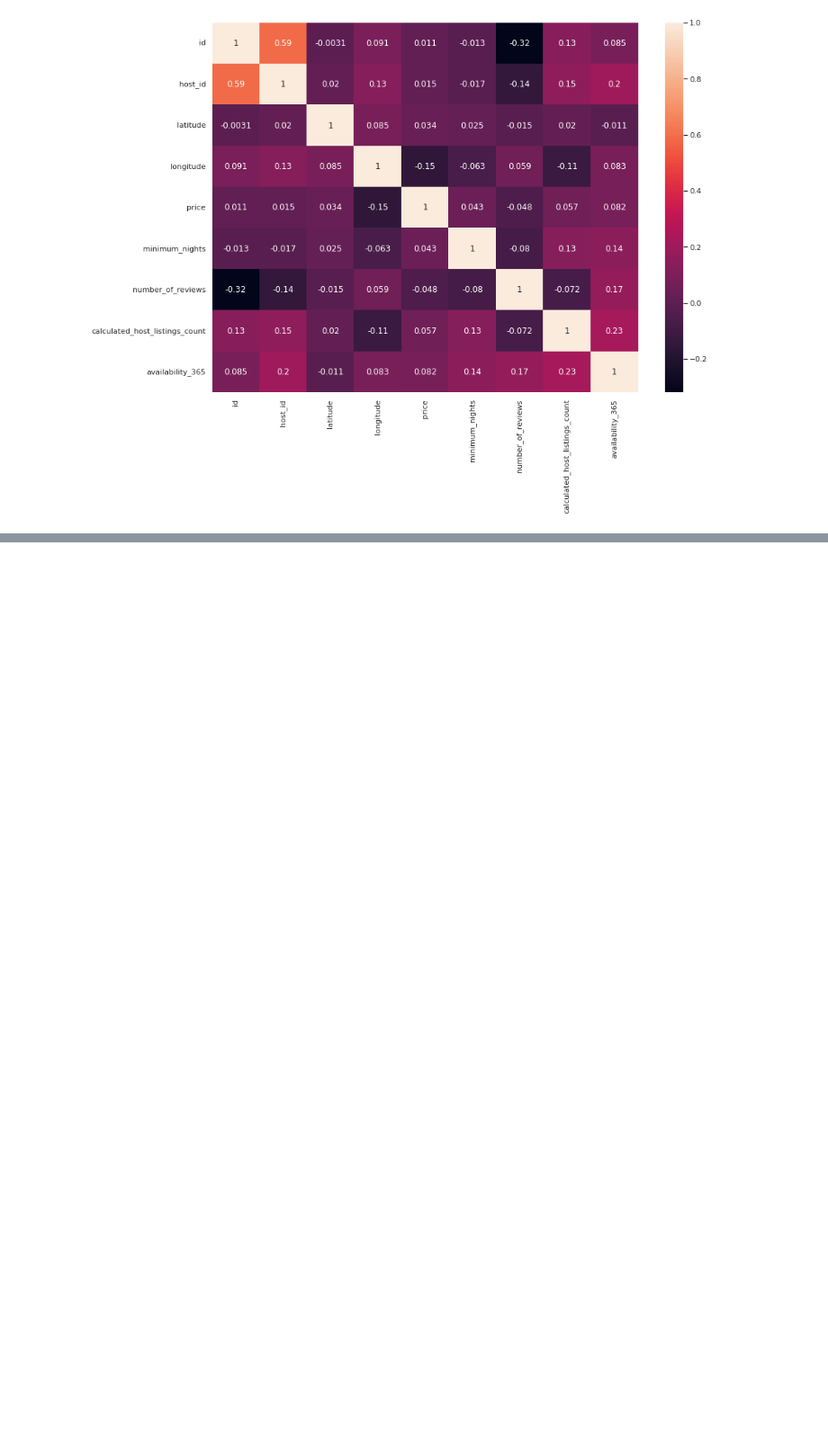
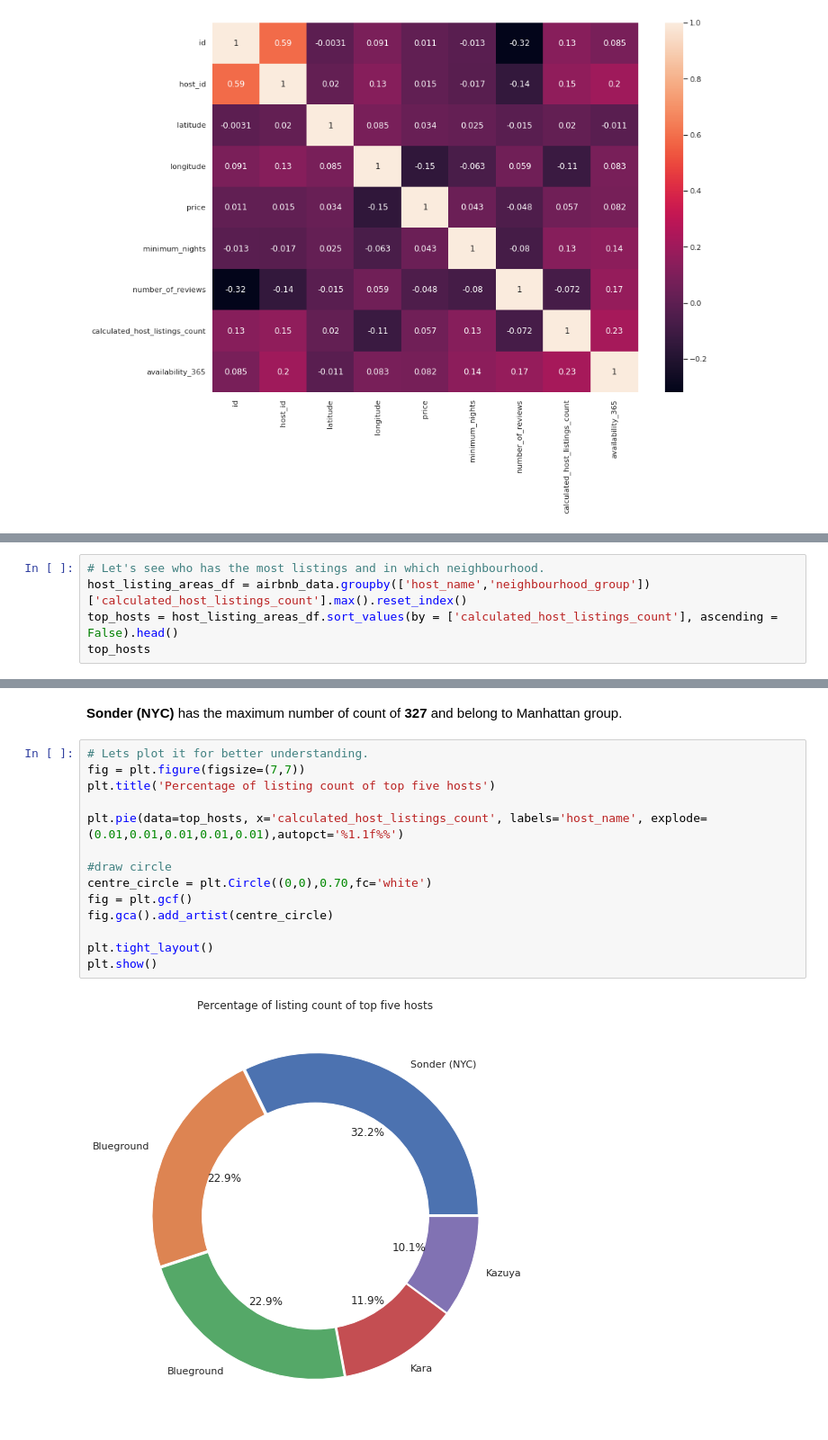
Before and after one commit to praxita21/Airbnb-Analysis, a Jupyter notebook: Airbnb_Bookings_Analysis_Capstone_Project.ipynb, the cells around one changed output, grey strips where cells are left out. Shown at 90% size. Cells and saved outputs as stored; diff of their text form; blank space fills up the shorter version.

```diff
--- a/Airbnb_Bookings_Analysis_Capstone_Project.ipynb
+++ b/Airbnb_Bookings_Analysis_Capstone_Project.ipynb
@@ -269,0 +355,5 @@ sns.heatmap(airbnb_data.corr(),annot=True)
+# %%
+# Let's see who has the most listings and in which neighbourhood.
+host_listing_areas_df = airbnb_data.groupby(['host_name','neighbourhood_group'])['calculated_host_listings_count'].max().reset_index()
+top_hosts = host_listing_areas_df.sort_values(by = ['calculated_host_listings_count'], ascending = False).head()
+top_hosts
@@ -269,0 +367,18 @@ sns.heatmap(airbnb_data.corr(),annot=True)
+# %% [markdown]
+**Sonder (NYC)** has the maximum number of count of **327** and belong to Manhattan group.
+# %%
+# Lets plot it for better understanding.
+fig = plt.figure(figsize=(7,7))
+plt.title('Percentage of listing count of top five hosts')
+
+plt.pie(data=top_hosts, x='calculated_host_listings_count', labels='host_name', explode=(0.01,0.01,0.01,0.01,0.01),autopct='%1.1f%%')
+
+#draw circle
+centre_circle = plt.Circle((0,0),0.70,fc='white')
+fig = plt.gcf()
+fig.gca().add_artist(centre_circle)
+
+plt.tight_layout()
+plt.show()
+# %% [output]
+[figure, added]
```
Also changed, not shown: parts of 24 cells of this notebook.
